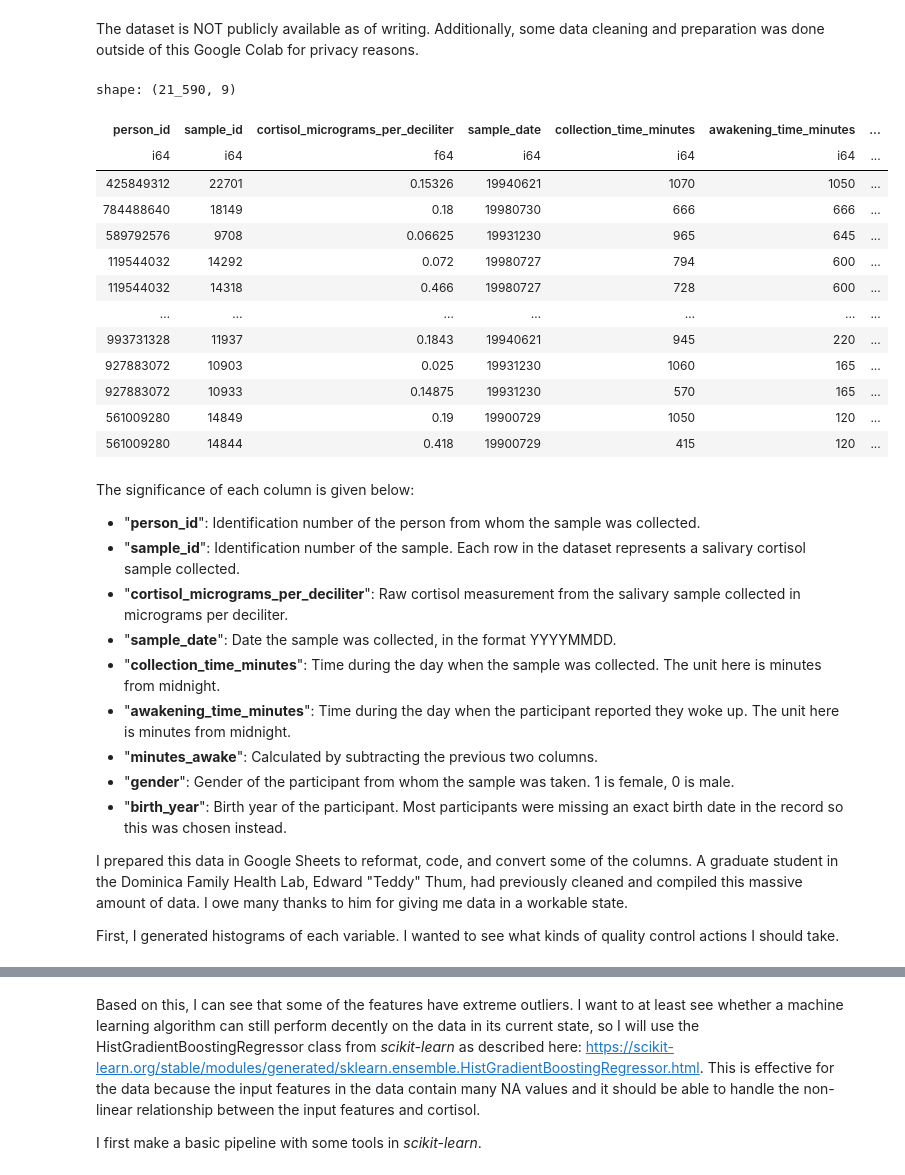
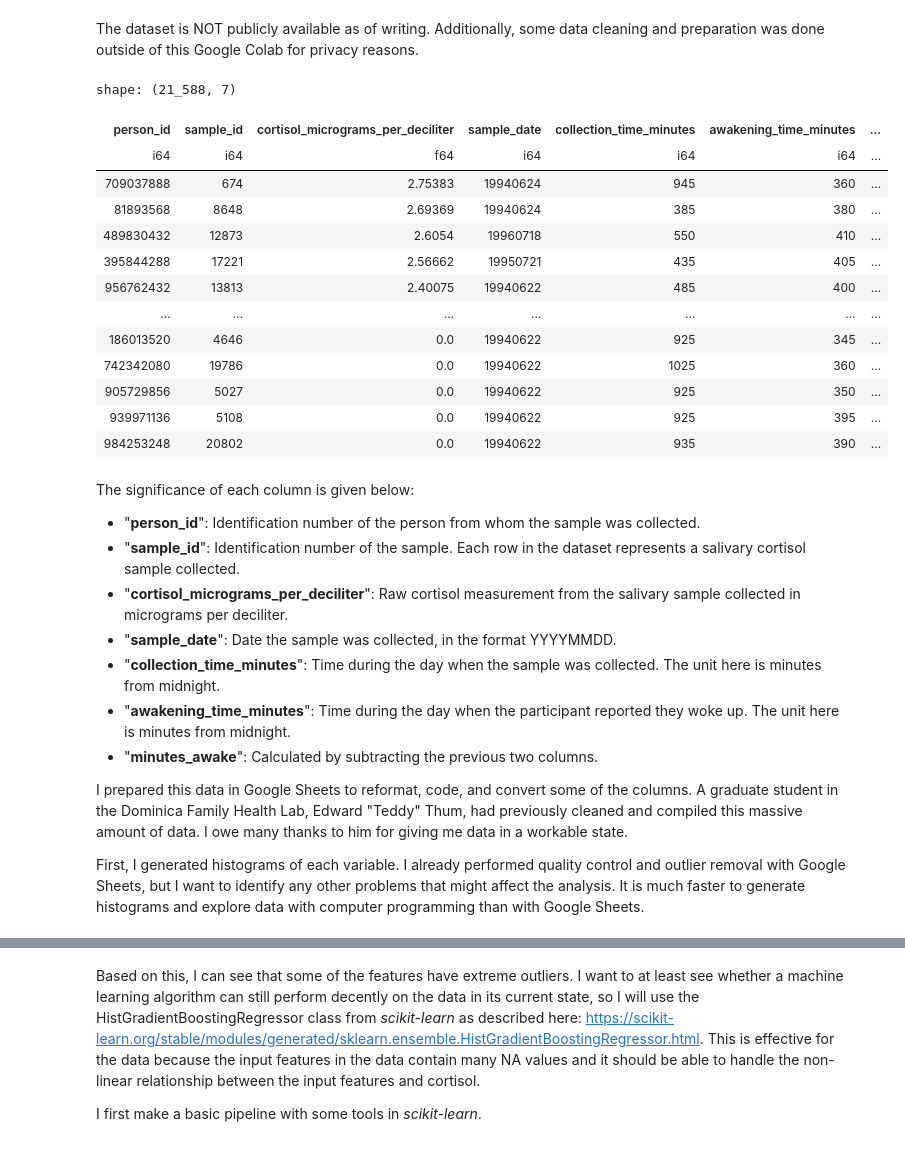
Before and after one commit to Kiron-Ang/DFHL, a Jupyter notebook: cortisol_bdi.ipynb, the cells around one changed output, grey strips where cells are left out. Cells and saved outputs as stored; diff of their text form; code cells hidden in the pictures.

```diff
--- a/cortisol_bdi.ipynb
+++ b/cortisol_bdi.ipynb
@@ -35,23 +35,23 @@ polars 1.8.2
 # %% [markdown]
 The dataset is NOT publicly available as of writing. Additionally, some data cleaning and preparation was done outside of this Google Colab for privacy reasons.
 # %%
-data = polars.read_csv("data.csv")
-data
+cortisol = polars.read_csv("cortisol.csv")
+cortisol
 # %% [output]
-shape: (21_590, 9)
+shape: (21_588, 7)
 | person_id | sample_id | cortisol_micrograms_per_deciliter | sample_date | collection_time_minutes | awakening_time_minutes | ... |
 | i64 | i64 | f64 | i64 | i64 | i64 | ... |
-| 425849312 | 22701 | 0.15326 | 19940621 | 1070 | 1050 | ... |
-| 784488640 | 18149 | 0.18 | 19980730 | 666 | 666 | ... |
-| 589792576 | 9708 | 0.06625 | 19931230 | 965 | 645 | ... |
-| 119544032 | 14292 | 0.072 | 19980727 | 794 | 600 | ... |
-| 119544032 | 14318 | 0.466 | 19980727 | 728 | 600 | ... |
+| 709037888 | 674 | 2.75383 | 19940624 | 945 | 360 | ... |
+| 81893568 | 8648 | 2.69369 | 19940624 | 385 | 380 | ... |
+| 489830432 | 12873 | 2.6054 | 19960718 | 550 | 410 | ... |
+| 395844288 | 17221 | 2.56662 | 19950721 | 435 | 405 | ... |
+| 956762432 | 13813 | 2.40075 | 19940622 | 485 | 400 | ... |
 | … | … | … | … | … | … | ... |
-| 993731328 | 11937 | 0.1843 | 19940621 | 945 | 220 | ... |
-| 927883072 | 10903 | 0.025 | 19931230 | 1060 | 165 | ... |
-| 927883072 | 10933 | 0.14875 | 19931230 | 570 | 165 | ... |
-| 561009280 | 14849 | 0.19 | 19900729 | 1050 | 120 | ... |
-| 561009280 | 14844 | 0.418 | 19900729 | 415 | 120 | ... |
+| 186013520 | 4646 | 0.0 | 19940622 | 925 | 345 | ... |
+| 742342080 | 19786 | 0.0 | 19940622 | 1025 | 360 | ... |
+| 905729856 | 5027 | 0.0 | 19940622 | 925 | 350 | ... |
+| 939971136 | 5108 | 0.0 | 19940622 | 925 | 395 | ... |
+| 984253248 | 20802 | 0.0 | 19940622 | 935 | 390 | ... |
 # %% [markdown]
 The significance of each column is given below:
 
@@ -62,11 +62,9 @@ The significance of each column is given below:
 - "**collection_time_minutes**": Time during the day when the sample was collected. The unit here is minutes from midnight.
 - "**awakening_time_minutes**": Time during the day when the participant reported they woke up. The unit here is minutes from midnight.
 - "**minutes_awake**": Calculated by subtracting the previous two columns.
-- "**gender**": Gender of the participant from whom the sample was taken. 1 is female, 0 is male.
-- "**birth_year**": Birth year of the participant. Most participants were missing an exact birth date in the record so this was chosen instead.
 
 I prepared this data in Google Sheets to reformat, code, and convert some of the columns. A graduate student in the Dominica Family Health Lab, Edward "Teddy" Thum, had previously cleaned and compiled this massive amount of data. I owe many thanks to him for giving me data in a workable state.
 
-First, I generated histograms of each variable. I wanted to see what kinds of quality control actions I should take.
+First, I generated histograms of each variable. I already performed quality control and outlier removal with Google Sheets, but I want to identify any other problems that might affect the analysis. It is much faster to generate histograms and explore data with computer programming than with Google Sheets.
 # %%
 import matplotlib.pyplot
```
Also changed, not shown: parts of 4 cells of this notebook.
